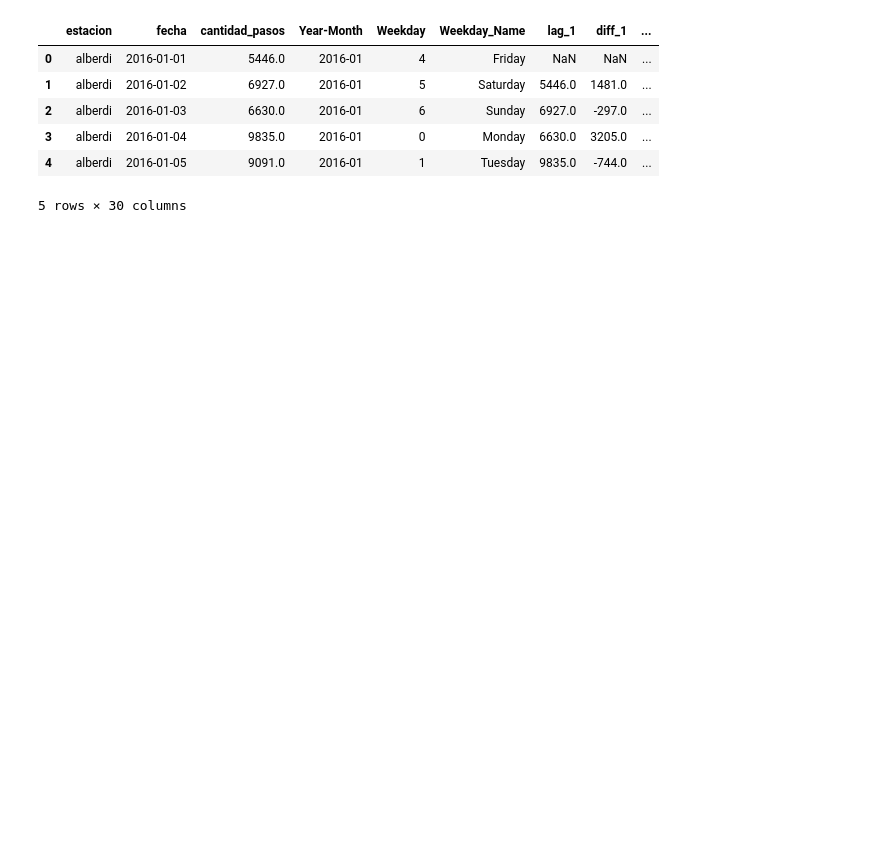
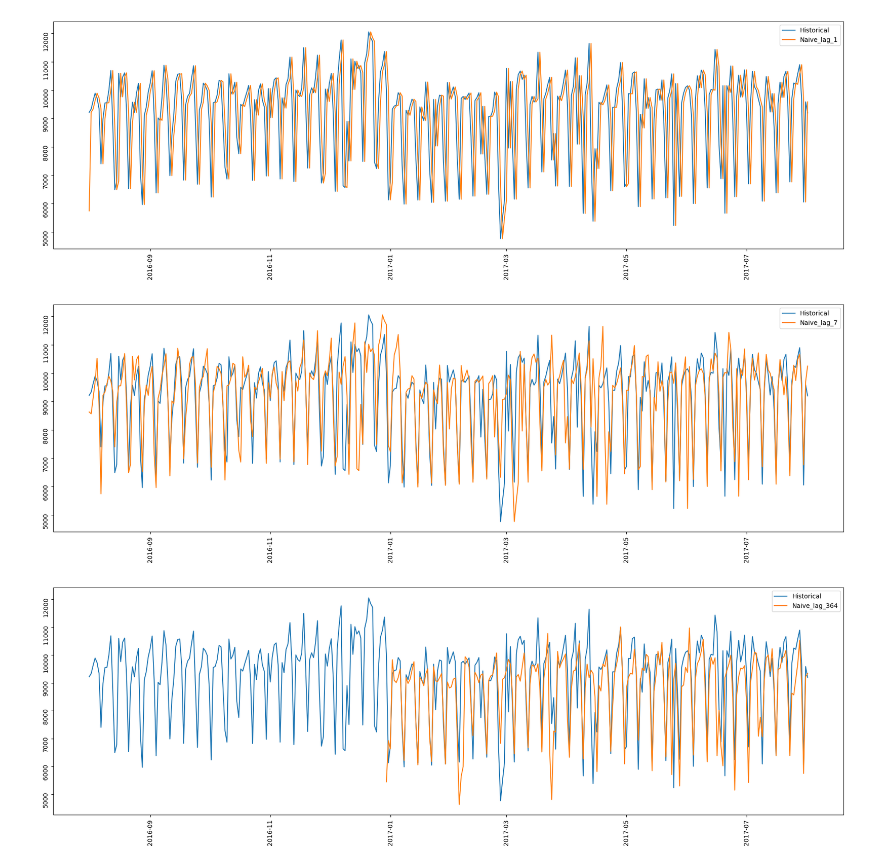
Before and after one commit to fmurphy97/Ultimate-Forecaster, a Jupyter notebook: nevada_test_grounds.ipynb, the cells around one changed output. Drawn from its saved outputs; the diff is of its cells as text; code cells hidden in the pictures; blank space fills up the shorter version.

```diff
--- a/nevada_test_grounds.ipynb
+++ b/nevada_test_grounds.ipynb
@@ -5,12 +5,17 @@ import pandas as pd
 # %%
 df_alb = pd.read_csv("data/peajes_alberdi_training_preproc.csv")
 df_alb['date'] = pd.to_datetime(df_alb['fecha'], format = '%Y-%m-%d')
-df_alb.head()
-# %% [output]
-|  | estacion | fecha | cantidad_pasos | Year-Month | Weekday | Weekday_Name | lag_1 | diff_1 | ... |
-| 0 | alberdi | 2016-01-01 | 5446.0 | 2016-01 | 4 | Friday | NaN | NaN | ... |
-| 1 | alberdi | 2016-01-02 | 6927.0 | 2016-01 | 5 | Saturday | 5446.0 | 1481.0 | ... |
-| 2 | alberdi | 2016-01-03 | 6630.0 | 2016-01 | 6 | Sunday | 6927.0 | -297.0 | ... |
-| 3 | alberdi | 2016-01-04 | 9835.0 | 2016-01 | 0 | Monday | 6630.0 | 3205.0 | ... |
-| 4 | alberdi | 2016-01-05 | 9091.0 | 2016-01 | 1 | Tuesday | 9835.0 | -744.0 | ... |
-5 rows × 30 columns
+# %%
+df_alb_train = df_alb.copy()[df_alb['date'] < '2019-07-01']
+df_alb_test = df_alb.copy()[df_alb['date'] >= '2019-07-01']
+# %%
+model_class = select_forecasting_model("Naive")
+for periods in [1, 7, 364]:
+    model_instance = model_class(df=df_alb_train.copy(), x_col_name='date', y_col_name='cantidad_pasos', n_periods=periods)
+    model_instance.fit_train()
+    y_test = model_instance.predict(df_alb_test.copy()[['date']])
+    model_instance.plot_results(start_date='2016-08-01', end_date='2017-08-01')
+# %% [output]
+[figure, added]
+[figure, added]
+[figure, added]
```
Also changed, not shown: parts of 9 cells of this notebook.
